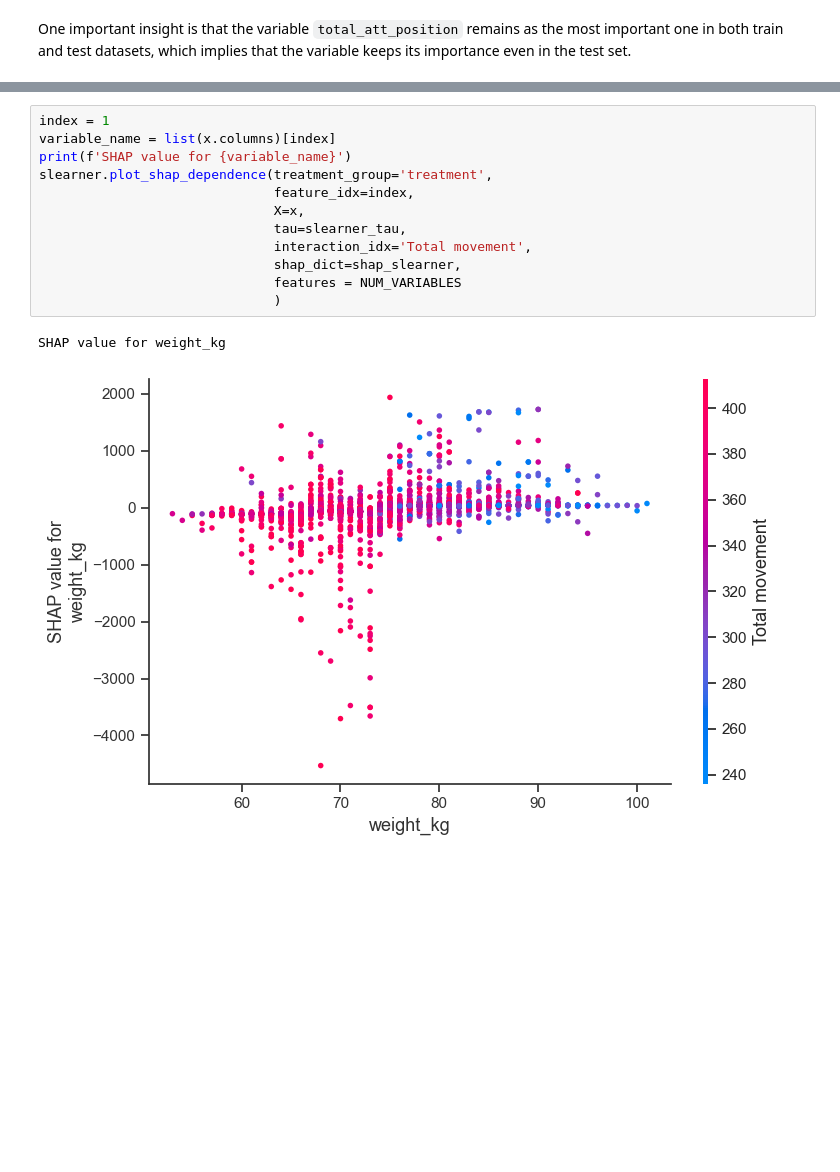
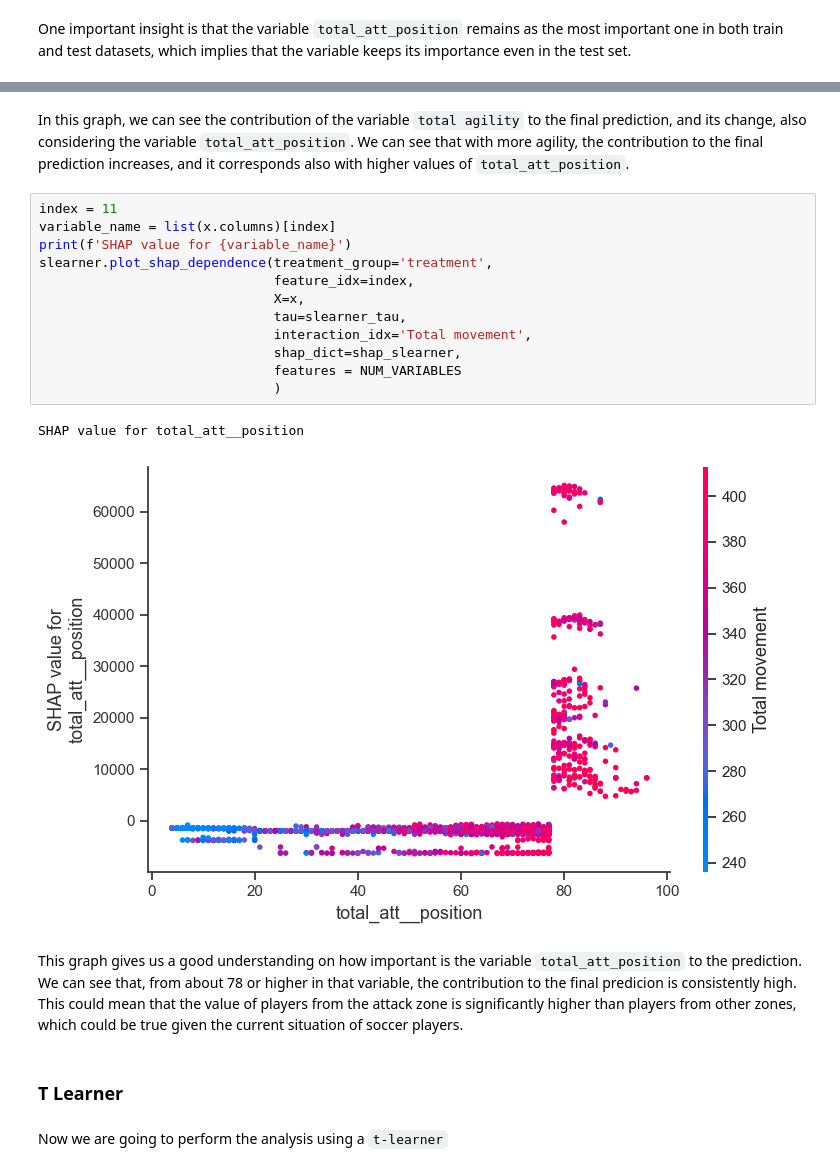
Before and after one commit to aladelca/enterprise_data_science, a Jupyter notebook: causal_inference/causal_inference.ipynb, the cells around one changed output, grey strips where cells are left out. Drawn from its saved outputs; the diff is of its cells as text; blank space fills up the shorter version.

```diff
--- a/causal_inference/causal_inference.ipynb
+++ b/causal_inference/causal_inference.ipynb
@@ -675,16 +691,24 @@ SHAP value for total_agility
+# %% [markdown]
+In this graph, we can see the contribution of the variable `total agility` to the final prediction, and its change, also considering the variable `total_att_position`. We can see that with more agility, the contribution to the final prediction increases, and it corresponds also with higher values of `total_att_position`.
 # %%
-index = 1
+index = 11
 variable_name = list(x.columns)[index]
 print(f'SHAP value for {variable_name}')
 slearner.plot_shap_dependence(treatment_group='treatment',
                               feature_idx=index,
                               X=x,
                               tau=slearner_tau,
                               interaction_idx='Total movement',
                               shap_dict=shap_slearner,
                               features = NUM_VARIABLES
                               )
 # %% [output]
-SHAP value for weight_kg
+SHAP value for total_att__position
-[figure, old version]
+[figure, new version]
+# %% [markdown]
+This graph gives us a good understanding on how important is the variable `total_att_position` to the prediction. We can see that, from about 78 or higher in that variable, the contribution to the final predicion is consistently high. This could mean that the value of players from the attack zone is significantly higher than players from other zones, which could be true given the current situation of soccer players.
+# %% [markdown]
+### T Learner
+# %% [markdown]
+Now we are going to perform the analysis using a `t-learner`
 # %%
```
Also changed, not shown: parts of 32 cells of this notebook.
